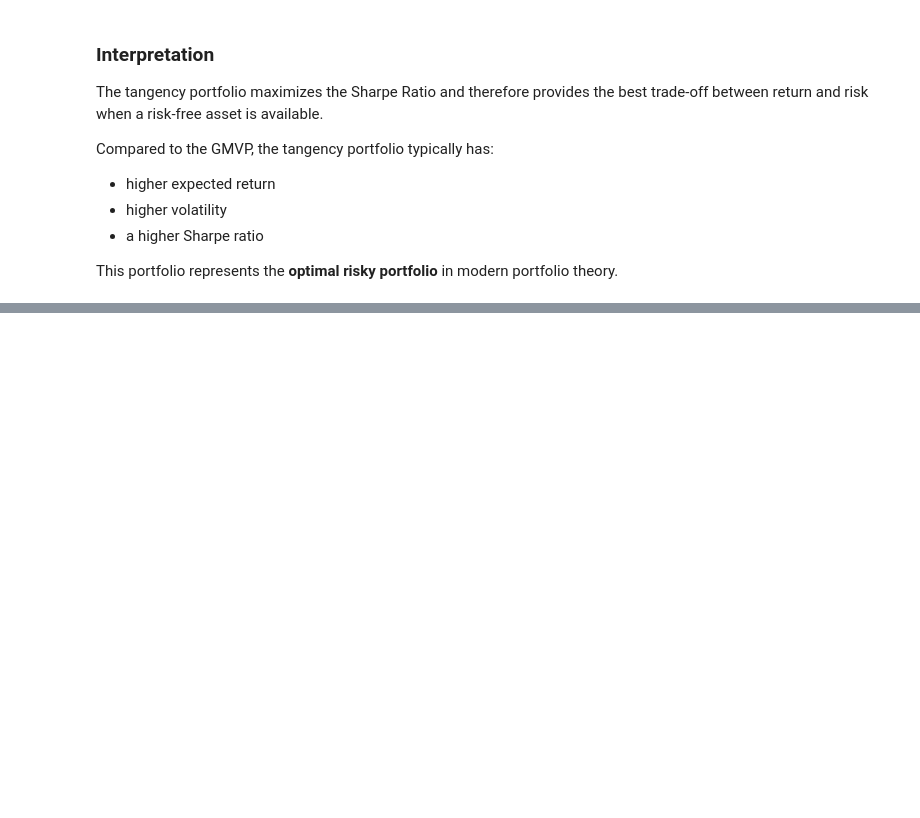
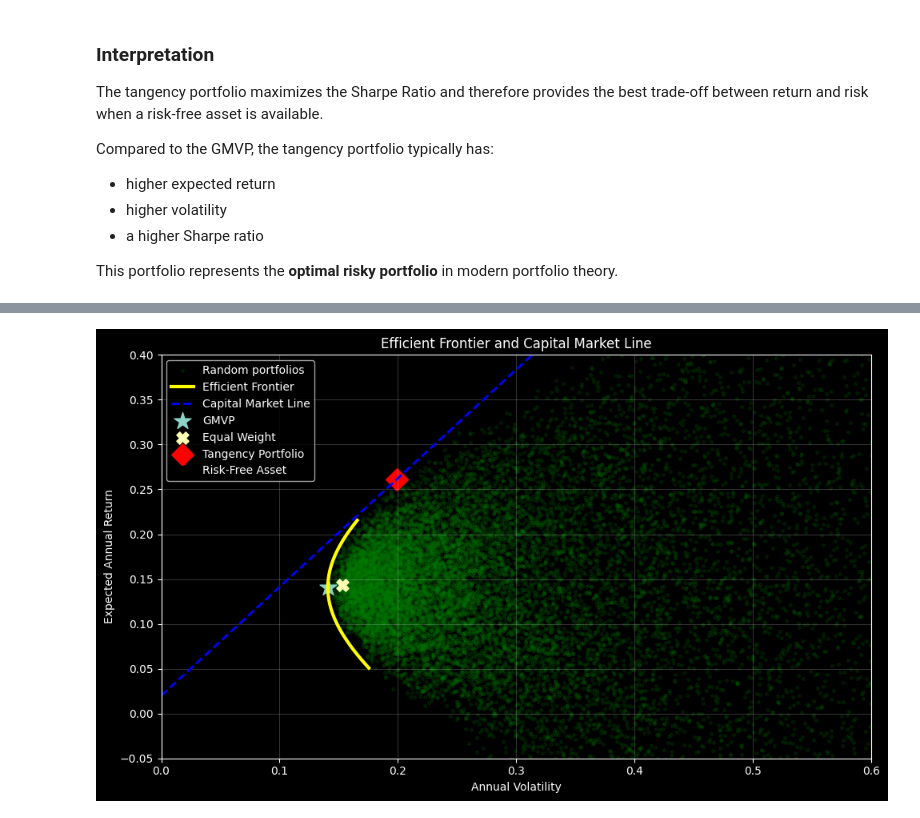
Before and after one commit to Enarb1/portfolio-optimization-eur, a Jupyter notebook: portfolio_optimization.ipynb, the cells around one changed output, grey strips where cells are left out. Drawn from its saved outputs; the diff is of its cells as text; code cells hidden in the pictures; blank space fills up the shorter version.

Commit message:
Added Capital Market Line

```diff
--- a/portfolio_optimization.ipynb
+++ b/portfolio_optimization.ipynb
@@ -729,0 +756,90 @@ This portfolio represents the **optimal risky portfolio** in modern portfolio th
+# %%
+cml_volatility = np.linspace(0, 0.6, 100)
+
+cml_return = risk_free_rate + (
+    (tangency_return - risk_free_rate) / tangency_volatility
+) * cml_volatility
+# %%
+
+plt.figure(figsize=(10, 6))
+
+# Random portfolios
+plt.scatter(
+    long_short_volatility,
+    long_short_returns,
+    c="green",
+    s=8,
+    alpha=0.15,
+    label="Random portfolios"
+)
+
+# Efficient frontier
+plt.plot(
+    efficient_volatility,
+    target_returns,
+    color="yellow",
+    linewidth=3,
+    label="Efficient Frontier"
+)
+
+# Capital Market Line
+plt.plot(
+    cml_volatility,
+    cml_return,
+    color="blue",
+    linewidth=2,
+    linestyle="--",
+    label="Capital Market Line"
+)
+
+# GMVP
+plt.scatter(
+    gmvp_volatility,
+    gmvp_return,
+    marker="*",
+    s=250,
+    label="GMVP"
+)
+
+# Equal-weight portfolio
+plt.scatter(
+    equal_weight_volatility,
+    equal_weight_return,
+    marker="X",
+    s=120,
+    label="Equal Weight"
+)
+
+# Tangency portfolio
+plt.scatter(
+    tangency_volatility,
+    tangency_return,
+    marker="D",
+    color="red",
+    s=200,
+    label="Tangency Portfolio"
+)
+
+# Risk-free asset
+plt.scatter(
+    0,
+    risk_free_rate,
+    marker="o",
+    color="black",
+    s=100,
+    label="Risk-Free Asset"
+)
+
+plt.xlabel("Annual Volatility")
+plt.ylabel("Expected Annual Return")
+plt.title("Efficient Frontier and Capital Market Line")
+
+plt.xlim(0, 0.6)
+plt.ylim(-0.05, 0.4)
+
+plt.legend()
+plt.grid(alpha=0.2)
+plt.tight_layout()
+plt.show()
+# %% [output]
+[figure, added]
```
Also changed, not shown: parts of 15 cells of this notebook.
